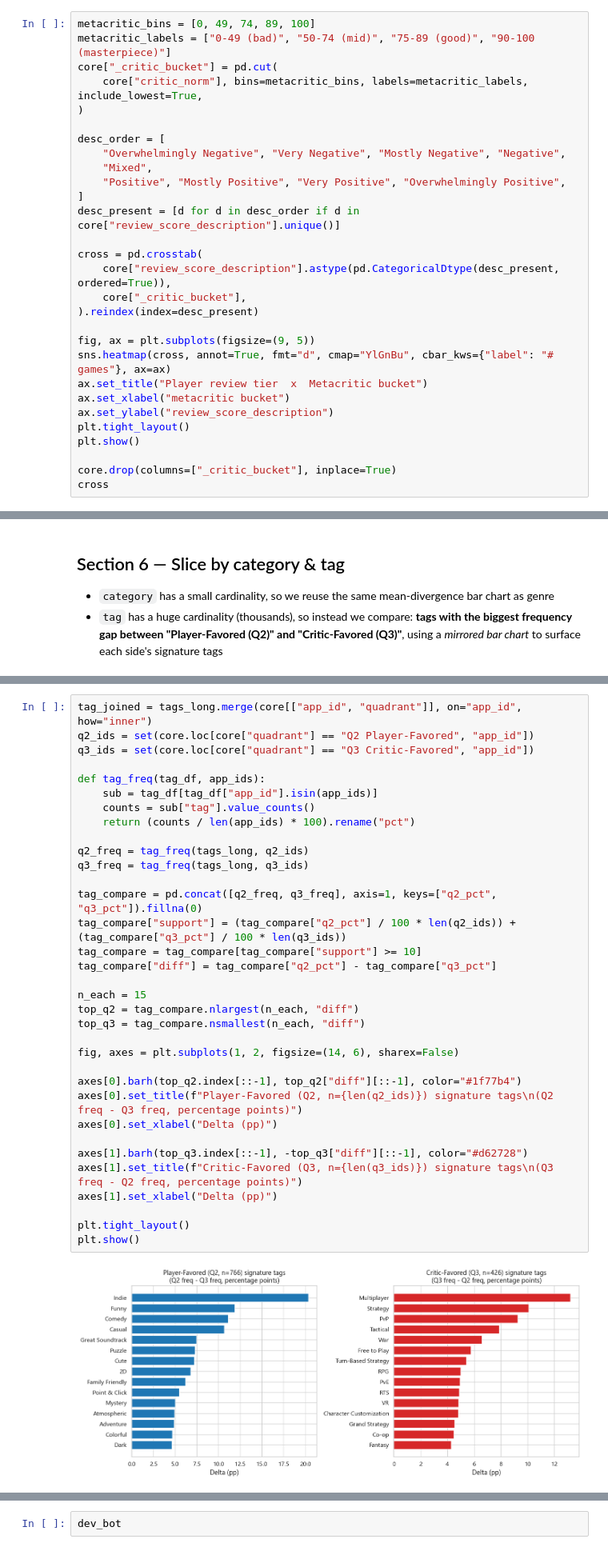
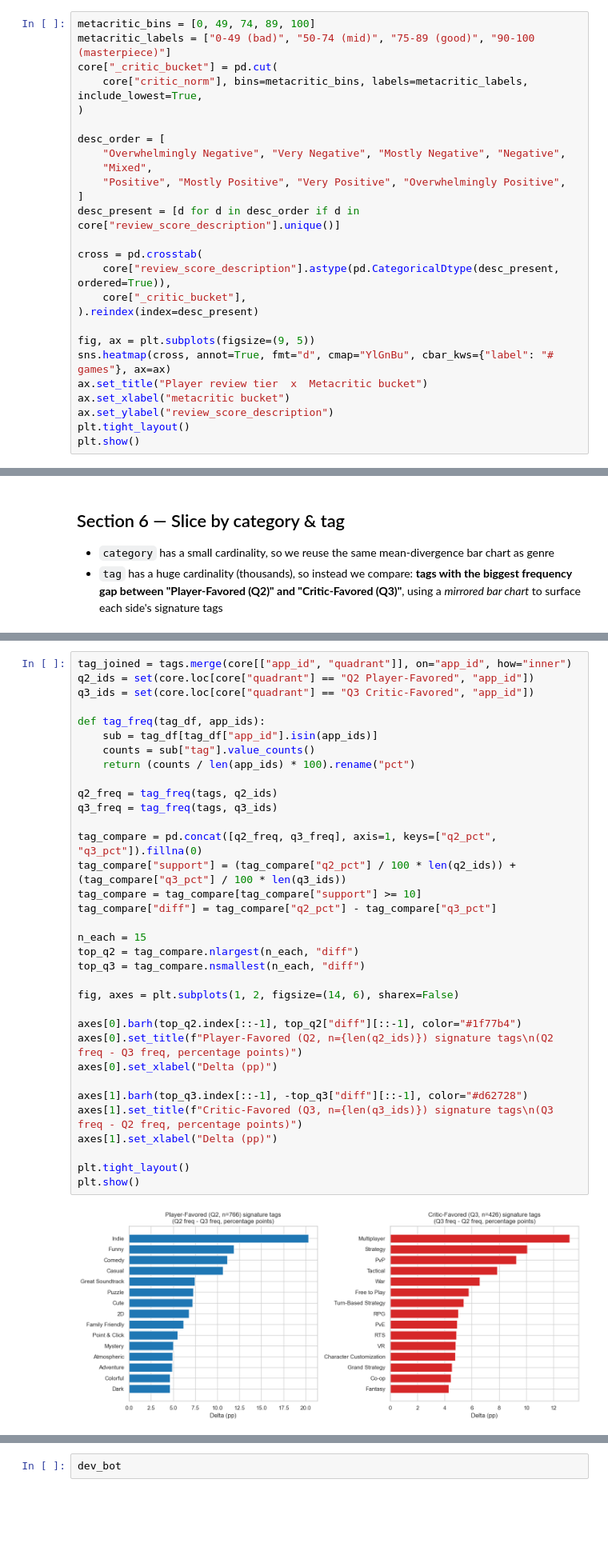
Before and after one commit to liuwilly74-cpu/2026Spring_projects, a Jupyter notebook: critic_vs_player_divergence.ipynb, the cells around one changed output, grey strips where cells are left out. Shown at 80% size. Saved outputs shown, nothing was run; the diff lists cells and outputs as text; blank space fills up the shorter version.

```diff
--- a/critic_vs_player_divergence.ipynb
+++ b/critic_vs_player_divergence.ipynb
@@ -291,7 +231,4 @@ ax.set_xlabel("metacritic bucket")
 ax.set_ylabel("review_score_description")
 plt.tight_layout()
 plt.show()
-
-core.drop(columns=["_critic_bucket"], inplace=True)
-cross
 # %% [output]
@@ -556,41 +482,41 @@ Category slice (n_games >= 20): 37 categories kept
 | 8 | Includes level editor | 274 | 8.32 | 8.89 | 51.8 | 19.7 | ... |
 | 9 | Captions available | 222 | 8.13 | 9.03 | 43.2 | 20.7 | ... |
 # %%
-tag_joined = tags_long.merge(core[["app_id", "quadrant"]], on="app_id", how="inner")
+tag_joined = tags.merge(core[["app_id", "quadrant"]], on="app_id", how="inner")
 q2_ids = set(core.loc[core["quadrant"] == "Q2 Player-Favored", "app_id"])
 q3_ids = set(core.loc[core["quadrant"] == "Q3 Critic-Favored", "app_id"])
 
 def tag_freq(tag_df, app_ids):
     sub = tag_df[tag_df["app_id"].isin(app_ids)]
     counts = sub["tag"].value_counts()
     return (counts / len(app_ids) * 100).rename("pct")
 
-q2_freq = tag_freq(tags_long, q2_ids)
-q3_freq = tag_freq(tags_long, q3_ids)
+q2_freq = tag_freq(tags, q2_ids)
+q3_freq = tag_freq(tags, q3_ids)
 
 tag_compare = pd.concat([q2_freq, q3_freq], axis=1, keys=["q2_pct", "q3_pct"]).fillna(0)
 tag_compare["support"] = (tag_compare["q2_pct"] / 100 * len(q2_ids)) + (tag_compare["q3_pct"] / 100 * len(q3_ids))
 tag_compare = tag_compare[tag_compare["support"] >= 10]
 tag_compare["diff"] = tag_compare["q2_pct"] - tag_compare["q3_pct"]
 
 n_each = 15
 top_q2 = tag_compare.nlargest(n_each, "diff")
 top_q3 = tag_compare.nsmallest(n_each, "diff")
 
 fig, axes = plt.subplots(1, 2, figsize=(14, 6), sharex=False)
 
 axes[0].barh(top_q2.index[::-1], top_q2["diff"][::-1], color="#1f77b4")
 axes[0].set_title(f"Player-Favored (Q2, n={len(q2_ids)}) signature tags\n(Q2 freq - Q3 freq, percentage points)")
 axes[0].set_xlabel("Delta (pp)")
 
 axes[1].barh(top_q3.index[::-1], -top_q3["diff"][::-1], color="#d62728")
 axes[1].set_title(f"Critic-Favored (Q3, n={len(q3_ids)}) signature tags\n(Q3 freq - Q2 freq, percentage points)")
 axes[1].set_xlabel("Delta (pp)")
 
 plt.tight_layout()
 plt.show()
 # %% [output]
-[figure, old version]
+[figure, new version]
 # %% [markdown]
 ## Section 7 — Slice by publisher / developer
 
```
Also changed, not shown: parts of 19 cells of this notebook, 1 other file.
